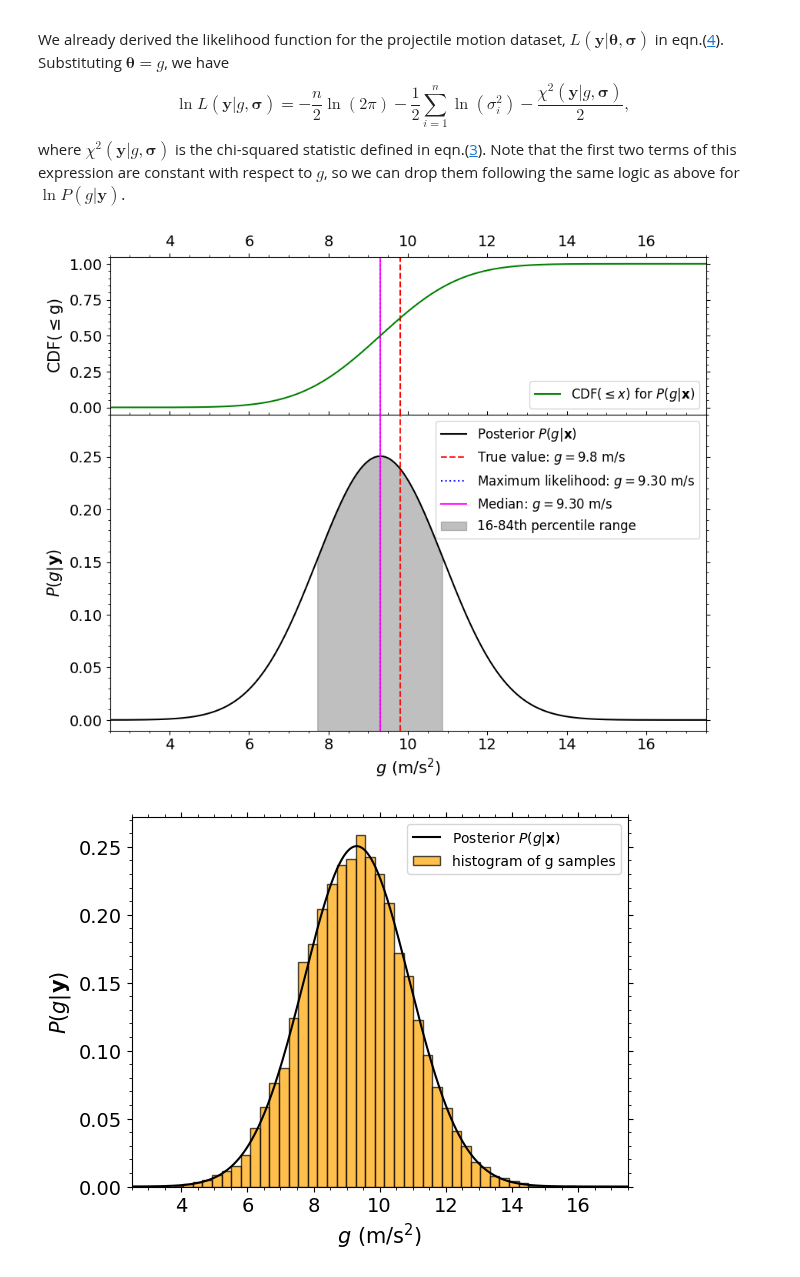
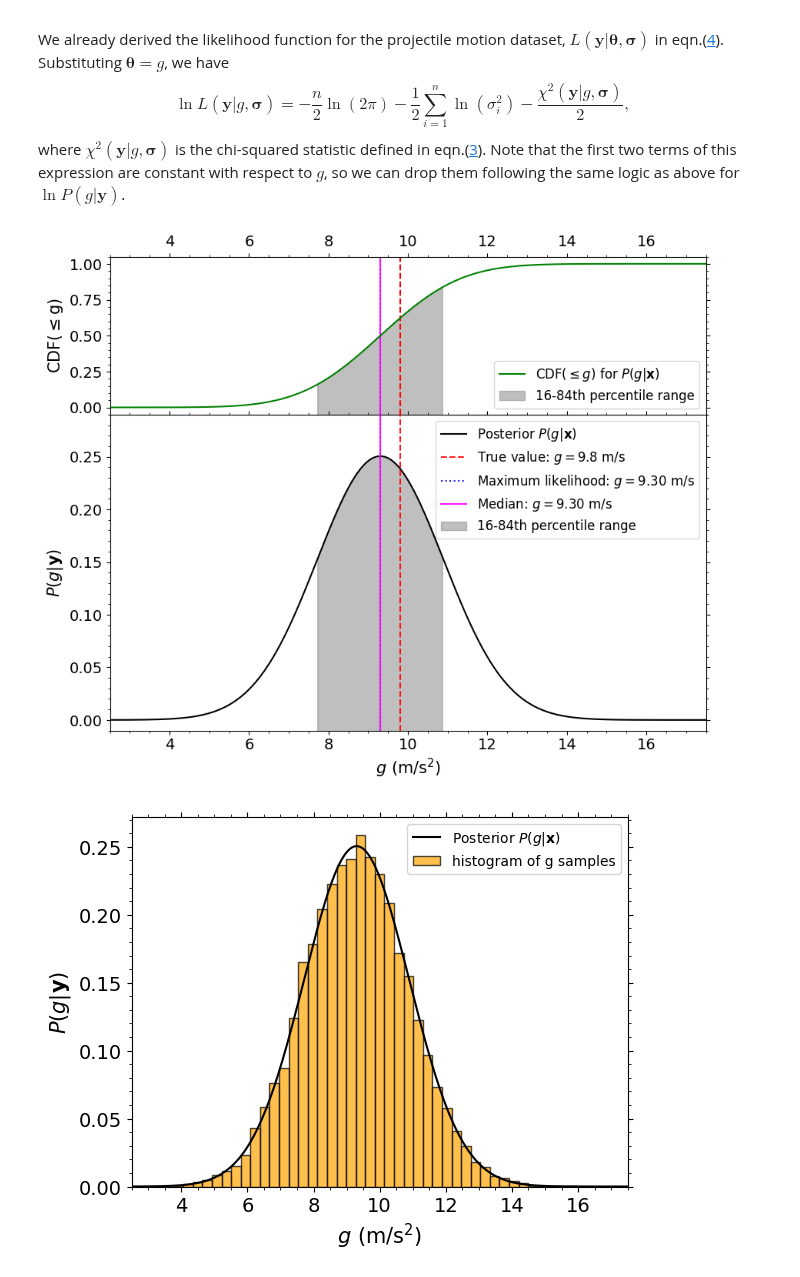
Before and after one commit to enigma-igm/Phys29, a Jupyter notebook: Phys29/lectures/Week9/01_fitting_data.ipynb, the cells around one changed output. Saved outputs shown, nothing was run; the diff lists cells and outputs as text; code cells hidden in the pictures.

```diff
--- a/Phys29/lectures/Week9/01_fitting_data.ipynb
+++ b/Phys29/lectures/Week9/01_fitting_data.ipynb
@@ -411,7 +411,6 @@ $$
 where $\chi^2(\mathbf{y}| g, \boldsymbol{\sigma})$ is the chi-squared statistic defined in eqn.(<a href="#eqn:lhood_chi2">3</a>). Note that the first two terms of this expression are constant with respect to $g$, so we can drop them following the same logic as above for $\ln P(g|\mathbf{y})$.
 # %%
 from scipy import stats, integrate, interpolate
-
 
 # Lambda functions are a compact way to define a function in one line.
 # This is a clever trick since the old chi2 function is a function of the three
@@ -447,6 +446,7 @@ def log_likelihood(g, ydata, sigma_y, t_obs):
 g_guess = [15.0]
 # This tuple holds the extra arguments for the y_projectile function.
 chi2_args = (yoft, sigma_y, t_obs)
+
 result_g = optimize.minimize(chi2_gonly, g_guess, args=chi2_args)
 g_maxL = result_g.x[0]
 
@@ -478,39 +478,41 @@ ax1.axvline(g, color='r', linestyle='--')
 ax1.axvline(g_maxL, color='b', linestyle=':')
 ax1.axvline(g_50, color='magenta', linestyle='-', alpha=0.9)
 
-ax1.plot(g_values, cdf, color='g', label=r'${\rm CDF}(\leq x)$ for $P(g|\mathbf{x})$')
+ax1.plot(g_values, cdf, color='g', label=r'${\rm CDF}(\leq g)$ for $P(g|\mathbf{x})$')
+ax1.fill_between(g_values, -5, cdf, where=((g_values >= g_16) & (g_values <= g_84)), color='gray', alpha=0.5, label='16-84th percentile range')
 ax1.set_ylabel(r'${\rm CDF(\leq g)}$', fontsize=15)
 ax1.legend(loc='lower right', fontsize=12)
+ax1.set_ylim(-0.05, 1.05)
 
 # Plot the posterior distribution in the lower subplot
 ax2.plot(g_values, Pofg, color='k', label=r'Posterior $P(g|\mathbf{x})$')
 ax2.axvline(g, color='r', linestyle='--', alpha=0.9, label=r'True value: $g=9.8~{\rm m/s}$', zorder=3)
 ax2.axvline(g_maxL, color='b', linestyle=':', alpha=0.9, label=r'Maximum likelihood: $g={:.2f}~{{\rm m/s}}$'.format(g_maxL), zorder=3)
 ax2.axvline(g_50, color='magenta', linestyle='-', alpha=0.9, label=r'Median: $g={:.2f}~{{\rm m/s}}$'.format(g_50), zorder=3)
 ax2.fill_between(g_values, -10.0, Pofg, where=((g_values >= g_16) & (g_values <= g_84)), color='gray', alpha=0.5, label='16-84th percentile range', zorder=1)
 ax2.set_xlabel(r'$g~({\rm m/s^2})$', fontsize=15)
 ax2.set_ylabel(r'$P(g|\mathbf{y})$', fontsize=15)
 ax2.set_xlim(2.5, 17.5)
 ax2.set_ylim(-0.01, 0.29)
 
 # Some tick mark things
 ax1.tick_params(which='both', bottom=True, top=True, left=True, right=True, labelbottom=False, labeltop=True,labelsize=14)
 ax1.xaxis.set_minor_locator(AutoMinorLocator())
 ax1.yaxis.set_minor_locator(AutoMinorLocator())
 
 
 # Some tick mark things
 ax2.tick_params(which='both', bottom=True, top=True, left=True, right=True, labelbottom=True, labeltop=False, labelsize=14)
 ax2.xaxis.set_minor_locator(AutoMinorLocator())
 ax2.yaxis.set_minor_locator(AutoMinorLocator())
 
 # Add the legend from the upper plot to the lower plot
 ax2.legend(loc='upper right', fontsize=12)
 
 
 plt.show()
 # %% [output]
-[figure, old version]
+[figure, new version]
 # %%
 # Generate a set of random samples from the CDF
 nsamp = 10000
```
Also changed, not shown: parts of 2 cells of this notebook, 1 other file.
